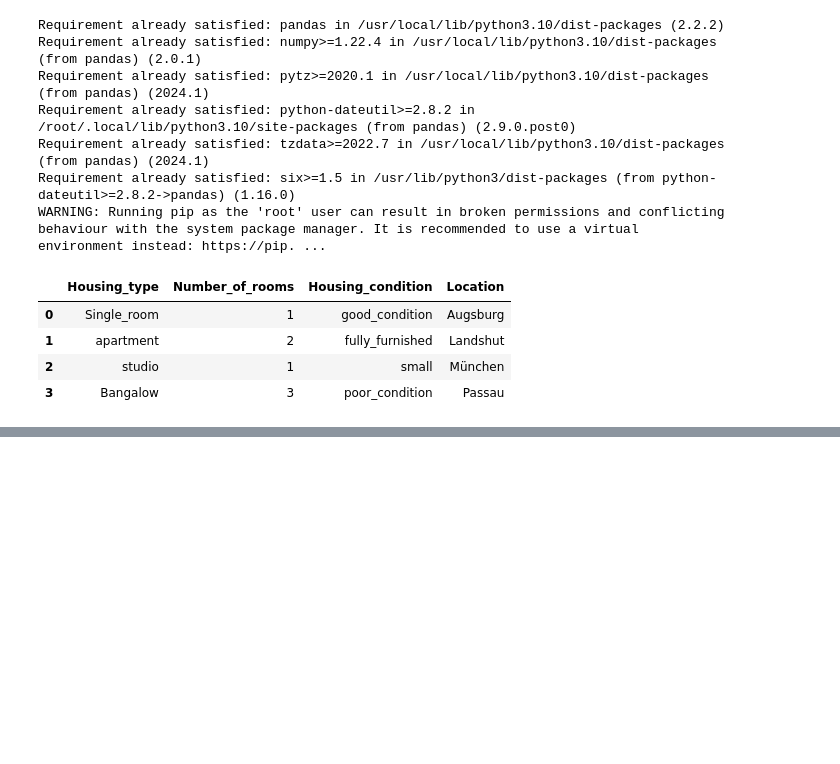
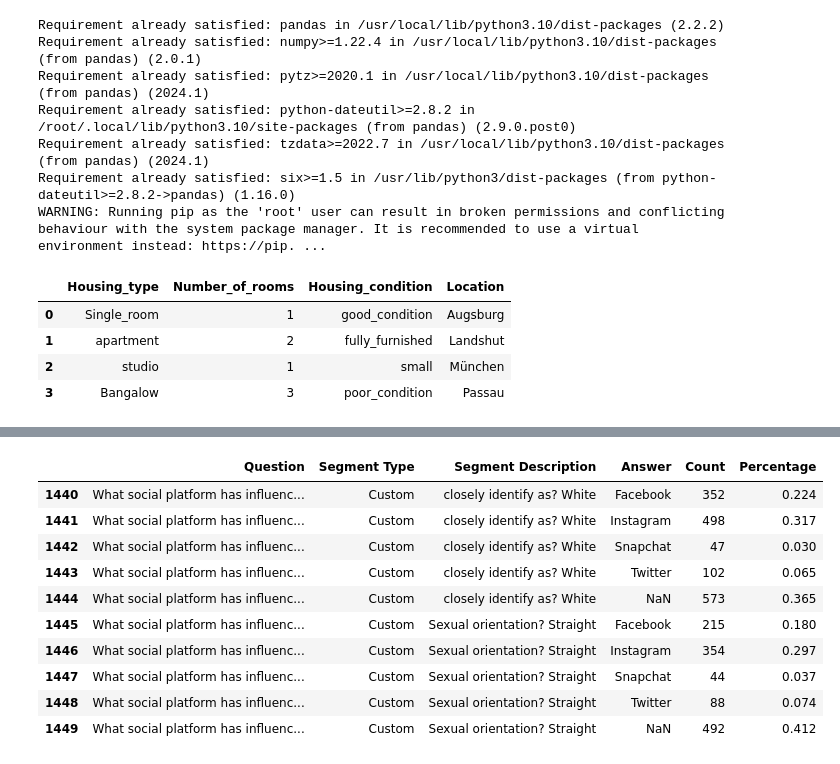
Before and after one commit to Emmanuella-bit/Test-repository, a Jupyter notebook: Homeworks.ipynb, the cells around one changed output, grey strips where cells are left out. Saved outputs shown, nothing was run; the diff lists cells and outputs as text; code cells hidden in the pictures; blank space fills up the shorter version.

```diff
--- a/Homeworks.ipynb
+++ b/Homeworks.ipynb
@@ -314,0 +359,15 @@ pd.DataFrame(class_data)
+# %%
+#show the last 10 data samples
+data.tail(10)
+# %% [output]
+|  | Question | Segment Type | Segment Description | Answer | Count | Percentage |
+| 1440 | What social platform has influenc... | Custom | closely identify as? White | Facebook | 352 | 0.224 |
+| 1441 | What social platform has influenc... | Custom | closely identify as? White | Instagram | 498 | 0.317 |
+| 1442 | What social platform has influenc... | Custom | closely identify as? White | Snapchat | 47 | 0.030 |
+| 1443 | What social platform has influenc... | Custom | closely identify as? White | Twitter | 102 | 0.065 |
+| 1444 | What social platform has influenc... | Custom | closely identify as? White | NaN | 573 | 0.365 |
+| 1445 | What social platform has influenc... | Custom | Sexual orientation? Straight | Facebook | 215 | 0.180 |
+| 1446 | What social platform has influenc... | Custom | Sexual orientation? Straight | Instagram | 354 | 0.297 |
+| 1447 | What social platform has influenc... | Custom | Sexual orientation? Straight | Snapchat | 44 | 0.037 |
+| 1448 | What social platform has influenc... | Custom | Sexual orientation? Straight | Twitter | 88 | 0.074 |
+| 1449 | What social platform has influenc... | Custom | Sexual orientation? Straight | NaN | 492 | 0.412 |
```
Also changed, not shown: parts of 11 cells of this notebook, 3 other files.
